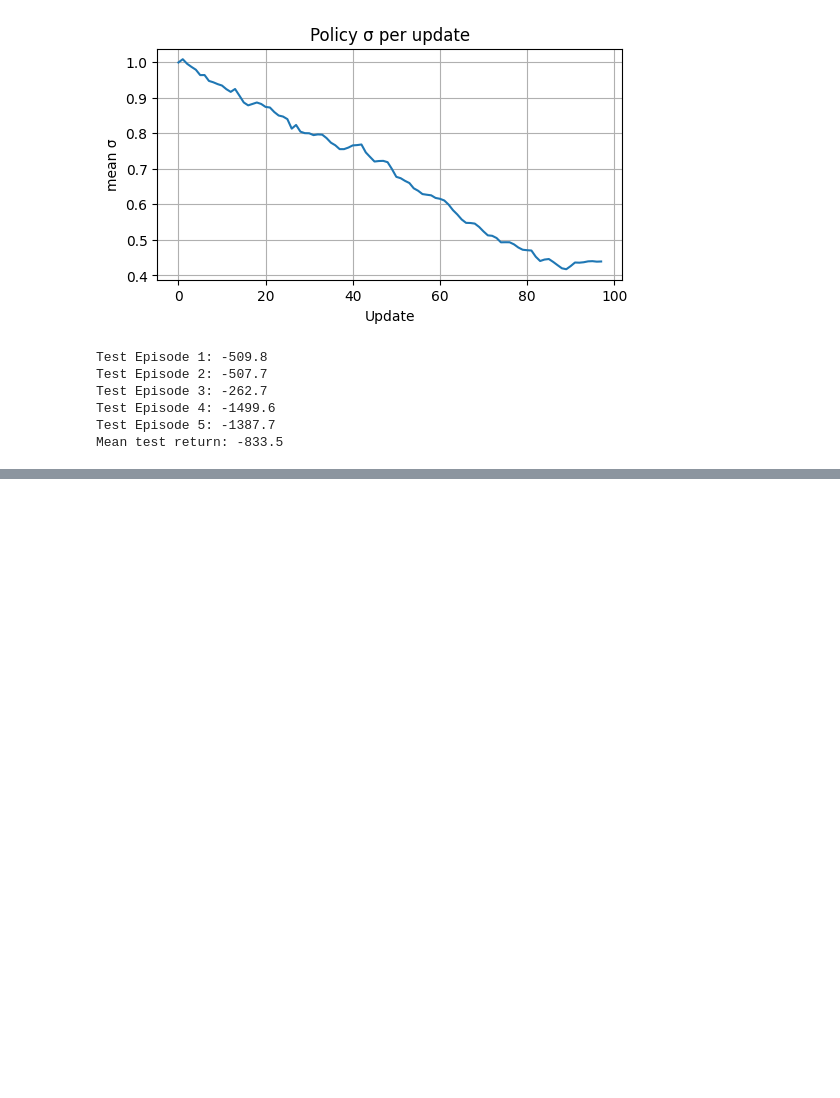
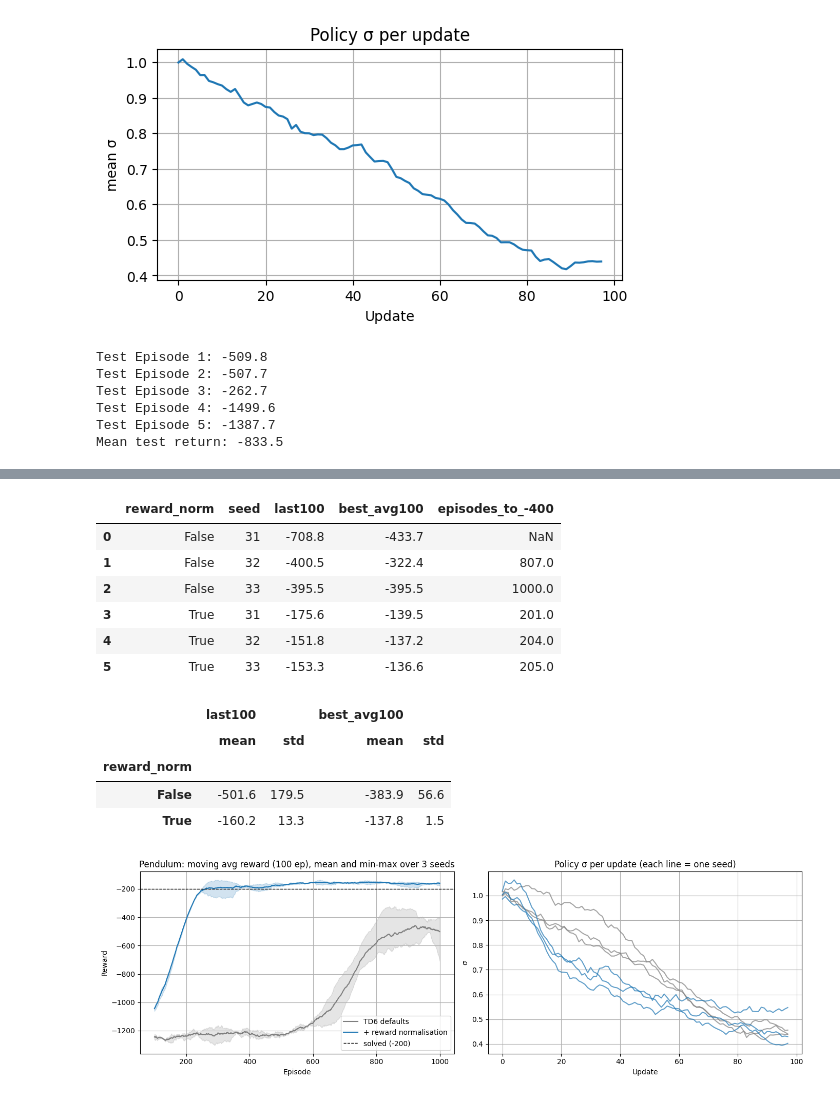
Before and after one commit to enzontl/evogym-coevolution, a Jupyter notebook: notebooks/01_ppo_continuous_pendulum.ipynb, the cells around one changed output, grey strips where cells are left out. Drawn from its saved outputs; the diff is of its cells as text; code cells hidden in the pictures; blank space fills up the shorter version.

Commit message:
Step 1: reward normalisation experiment on Pendulum (3 seeds)

```diff
--- a/notebooks/01_ppo_continuous_pendulum.ipynb
+++ b/notebooks/01_ppo_continuous_pendulum.ipynb
@@ -420,0 +472,10 @@ Mean test return: -833.5
+# %%
+SEEDS = [31, 32, 33]
+results = {}
+for norm in [False, True]:
+    for s in SEEDS:
+        _, r, _, cl, sd = train_agent(episodes=1000, env_id="Pendulum-v1", seed=s,
+                                      norm_reward=norm, verbose=False)
+        results[(norm, s)] = {"rewards": np.array(r), "critic_loss": np.array(cl), "sigma": np.array(sd)}
+        print(f"norm_reward={norm!s:5} seed={s}: last100 = {np.mean(r[-100:]):7.1f} | "
+              f"best avg100 = {max(np.convolve(r, np.ones(100) / 100, 'valid')):7.1f}")
@@ -420,0 +495,48 @@ Mean test return: -833.5
+# %%
+import pandas as pd
+
+def first_episode_above(r, threshold=-400, window=100):
+    avg = np.convolve(r, np.ones(window) / window, "valid")
+    hit = np.flatnonzero(avg > threshold)
+    return int(hit[0] + window) if len(hit) else None
+
+rows = []
+for (norm, s), d in results.items():
+    r = d["rewards"]
+    rows.append({"reward_norm": norm, "seed": s,
+                 "last100": np.mean(r[-100:]),
+                 "best_avg100": np.convolve(r, np.ones(100) / 100, "valid").max(),
+                 "episodes_to_-400": first_episode_above(r)})
+table = pd.DataFrame(rows)
+display(table.round(1))
+display(table.groupby("reward_norm")[["last100", "best_avg100"]].agg(["mean", "std"]).round(1))
+
+fig, axes = plt.subplots(1, 2, figsize=(14, 4.5))
+for norm, color, label in [(False, "tab:gray", "TD6 defaults"), (True, "tab:blue", "+ reward normalisation")]:
+    curves = np.array([np.convolve(results[(norm, s)]["rewards"], np.ones(100) / 100, "valid") for s in SEEDS])
+    x = np.arange(100, 100 + curves.shape[1])
+    axes[0].plot(x, curves.mean(0), color=color, label=label)
+    axes[0].fill_between(x, curves.min(0), curves.max(0), color=color, alpha=0.2)
+    for s in SEEDS:
+        axes[1].plot(results[(norm, s)]["sigma"], color=color, alpha=0.7)
+axes[0].axhline(-200, color="k", ls="--", lw=1, label="solved (-200)")
+axes[0].set(title="Pendulum: moving avg reward (100 ep), mean and min-max over 3 seeds", xlabel="Episode", ylabel="Reward")
+axes[1].set(title="Policy σ per update (each line = one seed)", xlabel="Update", ylabel="σ")
+axes[0].legend(); axes[0].grid(True); axes[1].grid(True)
+plt.tight_layout()
+plt.savefig("../figures/01_pendulum_reward_norm.png", dpi=120)
+plt.show()
+# %% [output]
+|  | reward_norm | seed | last100 | best_avg100 | episodes_to_-400 |
+| 0 | False | 31 | -708.8 | -433.7 | NaN |
+| 1 | False | 32 | -400.5 | -322.4 | 807.0 |
+| 2 | False | 33 | -395.5 | -395.5 | 1000.0 |
+| 3 | True | 31 | -175.6 | -139.5 | 201.0 |
+| 4 | True | 32 | -151.8 | -137.2 | 204.0 |
+| 5 | True | 33 | -153.3 | -136.6 | 205.0 |
+|  | last100 |  | best_avg100 |  |
+|  | mean | std | mean | std |
+| reward_norm |  |  |  |  |
+| False | -501.6 | 179.5 | -383.9 | 56.6 |
+| True | -160.2 | 13.3 | -137.8 | 1.5 |
+[figure, added]
```
Also changed, not shown: parts of 5 cells of this notebook, 1 other file.
